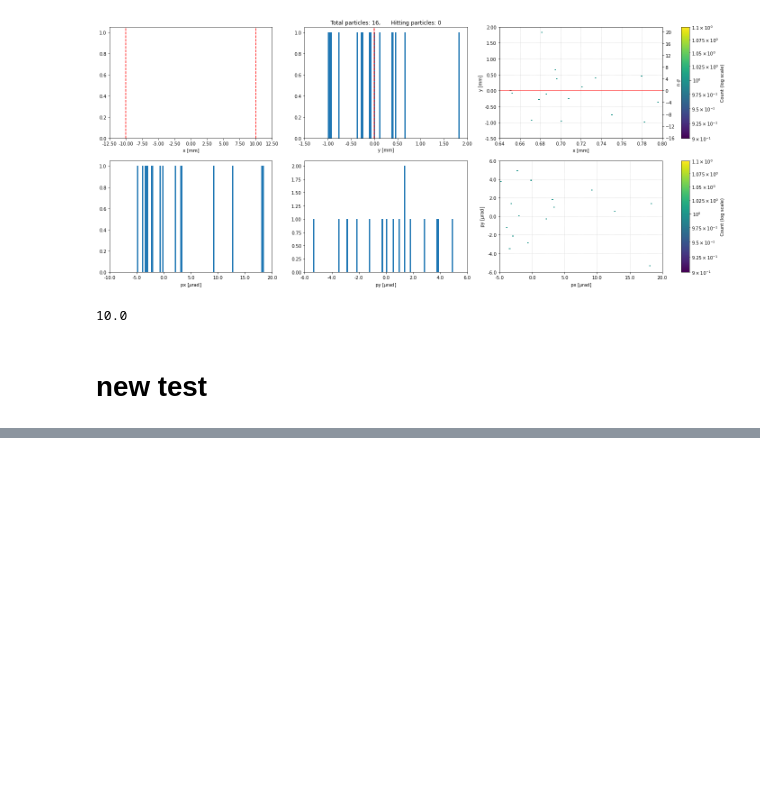
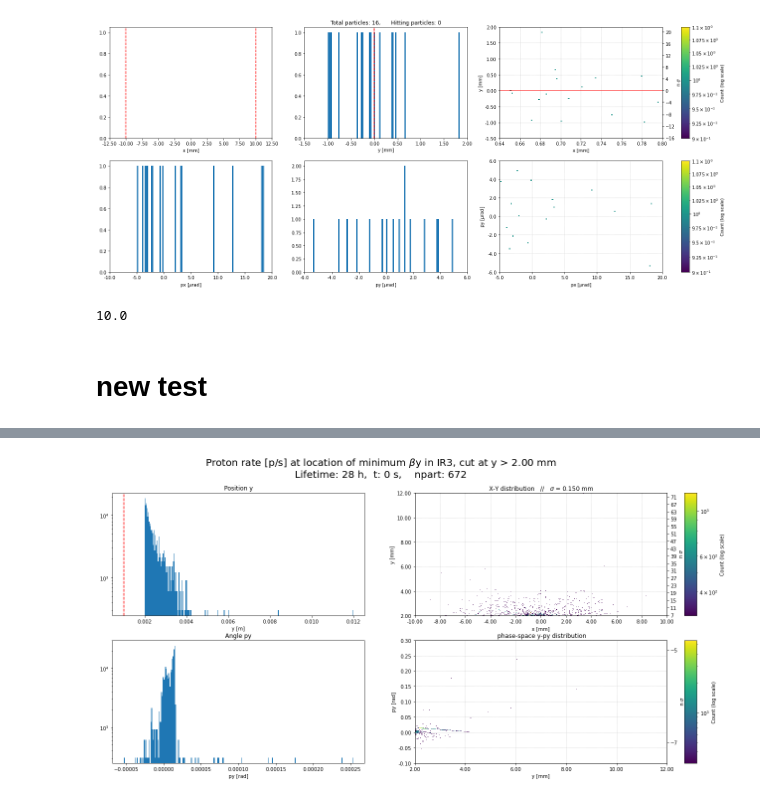
Before and after one commit to chiaramaccani/two_cryst_sim, a Jupyter notebook: GR_sim/GR_ana.ipynb, the cells around one changed output, grey strips where cells are left out. Cells and saved outputs as stored; diff of their text form; code cells hidden in the pictures; blank space fills up the shorter version.

```diff
--- a/GR_sim/GR_ana.ipynb
+++ b/GR_sim/GR_ana.ipynb
@@ -1253,7 +1254,7 @@ def plot_cut_rate2(OBJ,
 
     logscale = True
 
-    fig.suptitle(f'Proton rate [p/s] at location of {max_or_min} '+r'$\beta$' + f'{coord} in IR3, cut at {coord} > {cut*1000:.2f} mm\nLifetime: {tau} h,  t: {t} s', fontsize=20)
+    fig.suptitle(f'Proton rate [p/s] at location of {max_or_min} '+r'$\beta$' + f'{coord} in IR3, cut at {coord} > {cut*1000:.2f} mm\nLifetime: {tau} h,  t: {t} s,    npart: {len(df)}', fontsize=20)
 
     OBJ.plot_xy_distribution(fig, ax[0,1], df['x'], df['y'], lines=False, weights = weights, bins = bins)
     if plane == 'V':
@@ -1452,0 +1429,4 @@ MIN_BETA_B2V_md.compute_impact_particles()
+# %%
+plot_cut_rate2(MIN_BETA_B2V_md, cut = 0.002, tau = 28, t=0, logscale = True, max_or_min = 'minimum', plane='V', save = False, bins= 300)
+# %% [output]
+[figure, added]
```
Also changed, not shown: parts of 27 cells of this notebook, 23 other files.
